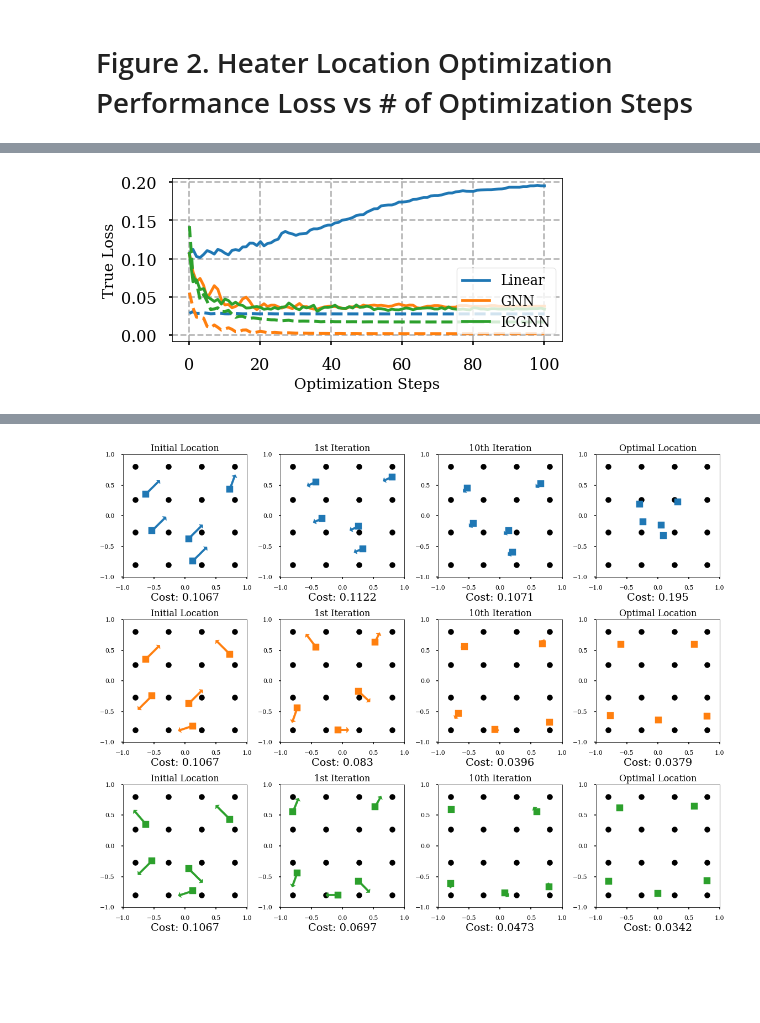
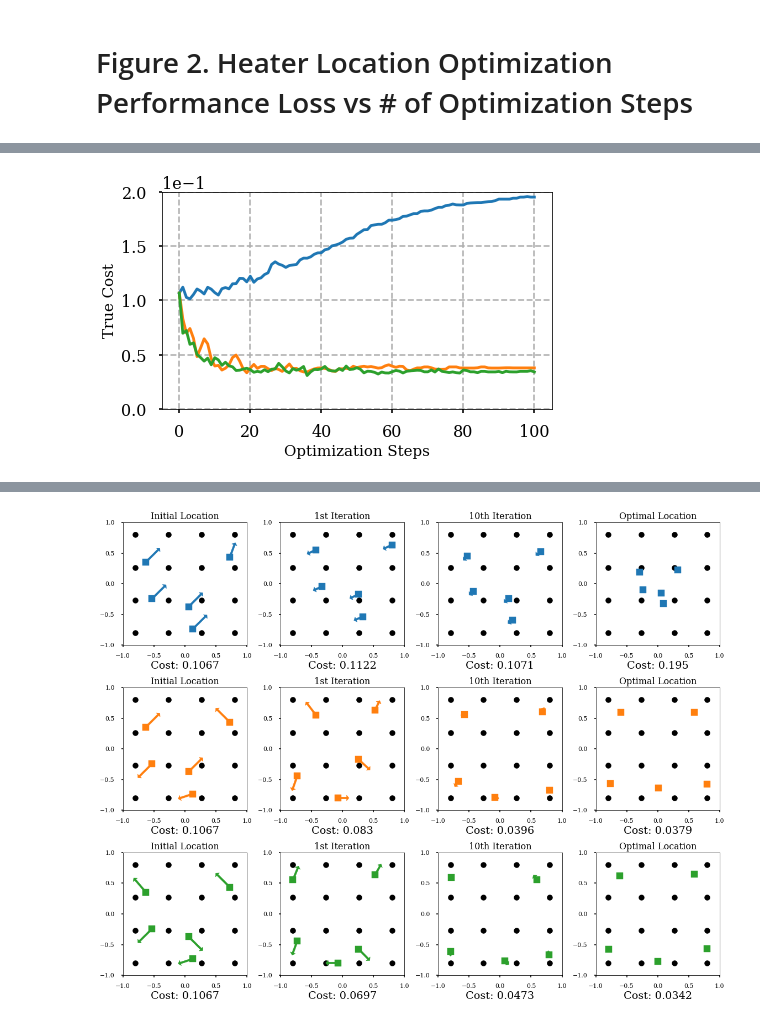
Before and after one commit to song970407/bilevel_design_opt, a Jupyter notebook: figures_practice.ipynb, the cells around one changed output, grey strips where cells are left out. Cells and saved outputs as stored; diff of their text form; code cells hidden in the pictures; blank space fills up the shorter version.

```diff
--- a/figures_practice.ipynb
+++ b/figures_practice.ipynb
@@ -136,48 +233,49 @@ mpc_config = {
     'scheduler_config': {'patience': 5, 'factor': 0.5, 'min_lr': 1e-4}
 }
 
-fig, axes = plt.subplots(1, 1, figsize=(7, 3))
+fig, axes = plt.subplots(1, 1, figsize=(7, 4))
 for model_name in model_names:
     loss_curve = []
     for i in range(101):
         true_loss_dict = pickle.load(open('bilevel_opt_result/optimal/true_loss/implicit_{}_8/{}_{}_{}.pkl'.format(model_name, num_x, num_heaters, i), 'rb'))
         x_trajectory_list = true_loss_dict['x_trajectory']
         u_trajectory_list = true_loss_dict['u_trajectory']
         log_trajectory_list = true_loss_dict['log_trajectory']
         loss_list = measure_design_opt_control(mpc_config, x_trajectory_list, u_trajectory_list)
         loss_curve.append(np.mean(loss_list))
     if model_name == 'Linear':
         # axes.plot(loss_curve, label='{}, True Cost'.format(model_name), color=color_dict[model_name])
-        axes.plot(loss_curve, label='{}'.format(model_name), color=color_dict[model_name])
+        axes.plot(loss_curve, label='{}, Implicit'.format(model_name), color=color_dict[model_name])
     elif model_name == 'GAT':
         # axes.plot(loss_curve, label='{}NN, True Cost'.format(model_name[:-2]), color=color_dict[model_name])
-        axes.plot(loss_curve, label='{}NN'.format(model_name[:-2]), color=color_dict[model_name])
+        axes.plot(loss_curve, label='{}NN, Implicit'.format(model_name[:-2]), color=color_dict[model_name])
     else:
         # axes.plot(loss_curve, label='{}NN, True Cost'.format(model_name[:-2]), color=color_dict[model_name])
-        axes.plot(loss_curve, label='{}NN'.format(model_name[:-2]), color=color_dict[model_name])
+        axes.plot(1.0 * np.array(loss_curve), label='{}NN, Implicit (Ours)'.format(model_name[:-2]), color=color_dict[model_name])
 
-for model_name in model_names:
-    opt_result = pickle.load(open('bilevel_opt_result/implicit_{}/4_5.pkl'.format(model_name), 'rb'))
-    loss_trajectory = opt_result['opt_log']['total_loss_trajectory'][:, 8]
-    axes.plot(loss_trajectory/32, color=color_dict[model_name], linestyle='--', linewidth=3)
+# for model_name in model_names:
+#     opt_result = pickle.load(open('bilevel_opt_result/implicit_{}/4_5.pkl'.format(model_name), 'rb'))
+#     loss_trajectory = opt_result['opt_log']['total_loss_trajectory'][:, 8]
+#     axes.plot(loss_trajectory/32, color=color_dict[model_name], linestyle='--', linewidth=3)
     # if model_name == 'Linear':
         # axes.plot(loss_trajectory/32, label='{}, Predicted Cost'.format(model_name), color=color_dict[model_name], linestyle='--', linewidth=3
     # elif model_name == 'GAT':
         # axes.plot(loss_trajectory/32, label='{}NN, Predicted Cost'.format(model_name[:-2]), color=color_dict[model_name], linestyle='--', linewidth=3)
     # else:
         # axes.plot(loss_trajectory/32, label='{}NN, Predicted Cost'.format(model_name[:-2]), color=color_dict[model_name], linestyle='--', linewidth=3)
 
 
 label_size = 15
 
-# axes.ticklabel_format(axis='y', style='sci', scilimits=(0, 0))
+axes.ticklabel_format(axis='y', style='sci', scilimits=(0, 0))
 # axes.set_yscale('log')
-# axes.ticklabel_format(axis='y', style='sci')
-axes.legend(fancybox=True, shadow=True)
+axes.ticklabel_format(axis='y', style='sci')
+axes.set_ylim([0.0, 0.2])
+# axes.legend(fancybox=True, shadow=True)
 axes.grid(True, which='major', ls='--')
 axes.set_xlabel('Optimization Steps', fontsize=label_size)
-axes.set_ylabel('True Loss', fontsize=label_size)
-axes.legend(fontsize=label_size*0.9, loc=4)
+axes.set_ylabel('True Cost', fontsize=label_size)
+# axes.legend(fontsize=label_size*0.9, loc=5)
 plt.show()
 # %% [output]
-[figure, old version]
+[figure, new version]
```
Also changed, not shown: parts of 18 cells of this notebook, 3 other files.
